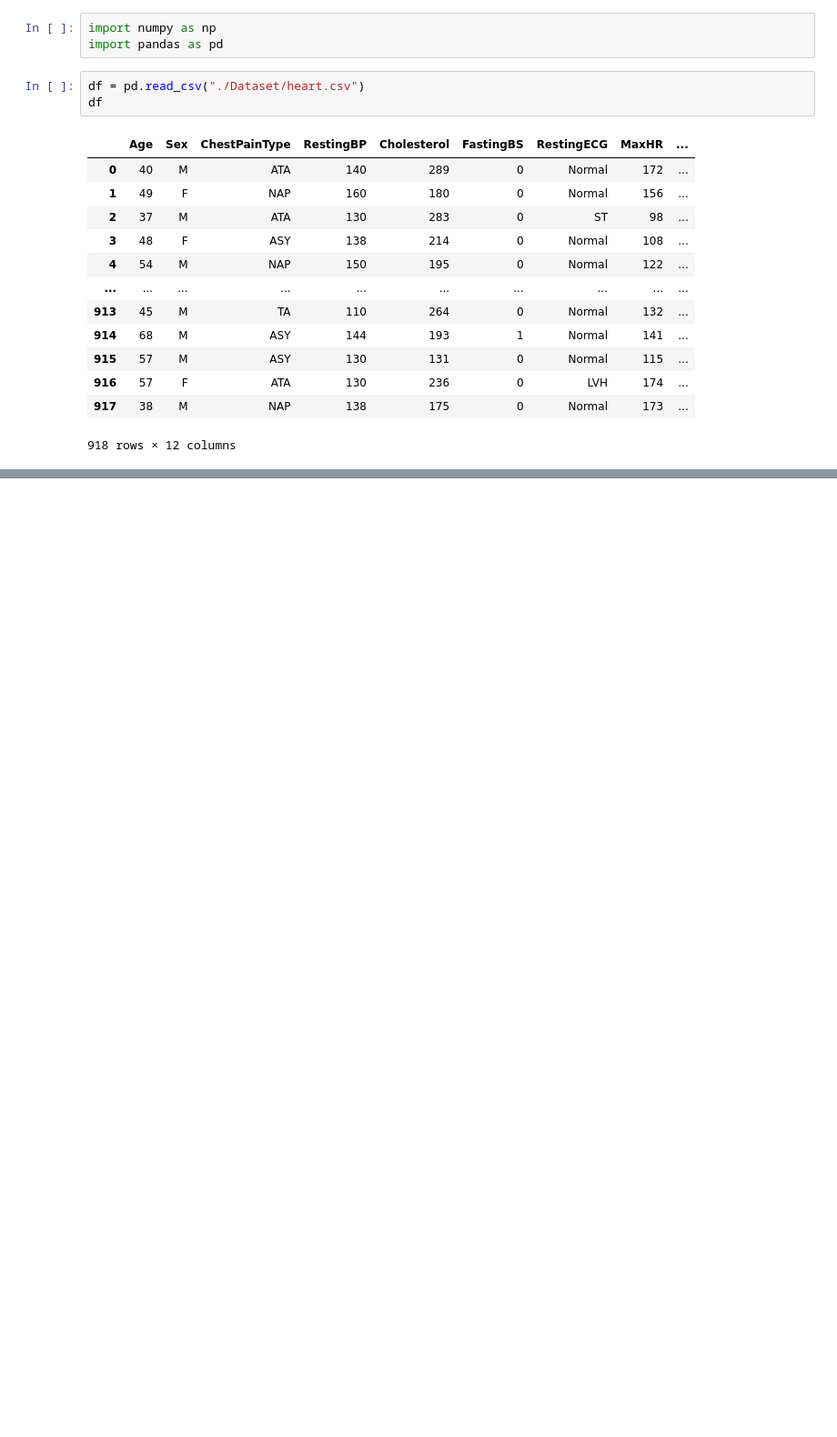
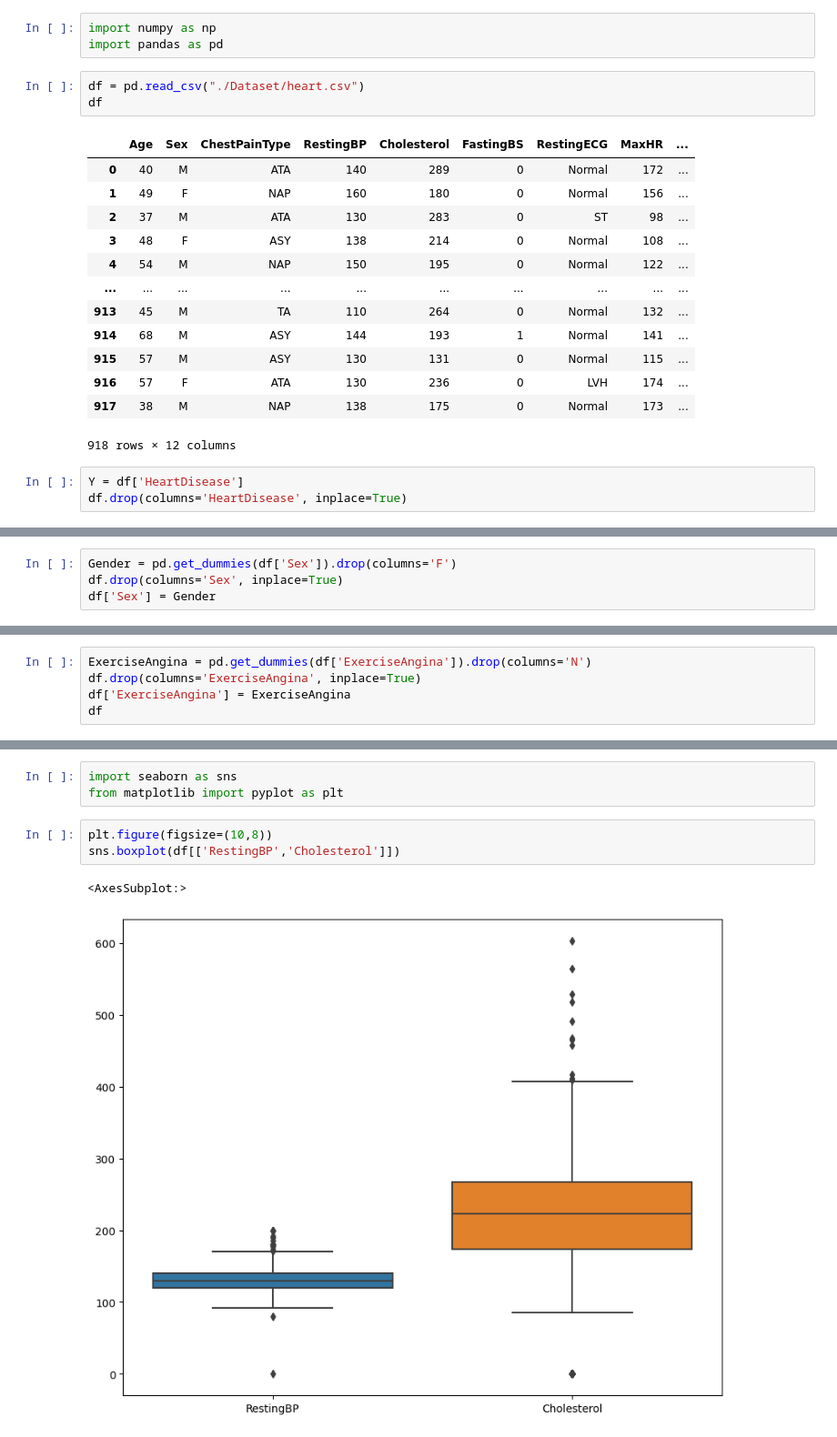
Before and after one commit to John-Alex07/Heart-Disease-Prediction, a Jupyter notebook: Model.ipynb, the cells around one changed output, grey strips where cells are left out. Shown at 91% size. Drawn from its saved outputs; the diff is of its cells as text; blank space fills up the shorter version.

```diff
--- a/Model.ipynb
+++ b/Model.ipynb
@@ -18,3 +18,6 @@ df
 | 916 | 57 | F | ATA | 130 | 236 | 0 | LVH | 174 | ... |
 | 917 | 38 | M | NAP | 138 | 175 | 0 | Normal | 173 | ... |
 918 rows × 12 columns
+# %%
+Y = df['HeartDisease']
+df.drop(columns='HeartDisease', inplace=True)
@@ -20,0 +67,4 @@ df
+# %%
+Gender = pd.get_dummies(df['Sex']).drop(columns='F')
+df.drop(columns='Sex', inplace=True)
+df['Sex'] = Gender
@@ -20,0 +144,5 @@ df
+# %%
+ExerciseAngina = pd.get_dummies(df['ExerciseAngina']).drop(columns='N')
+df.drop(columns='ExerciseAngina', inplace=True)
+df['ExerciseAngina'] = ExerciseAngina
+df
@@ -20,0 +185,9 @@ df
+# %%
+import seaborn as sns
+from matplotlib import pyplot as plt
+# %%
+plt.figure(figsize=(10,8))
+sns.boxplot(df[['RestingBP','Cholesterol']])
+# %% [output]
+<AxesSubplot:>
+[figure, added]
```
Also changed, not shown: parts of 21 cells of this notebook.
